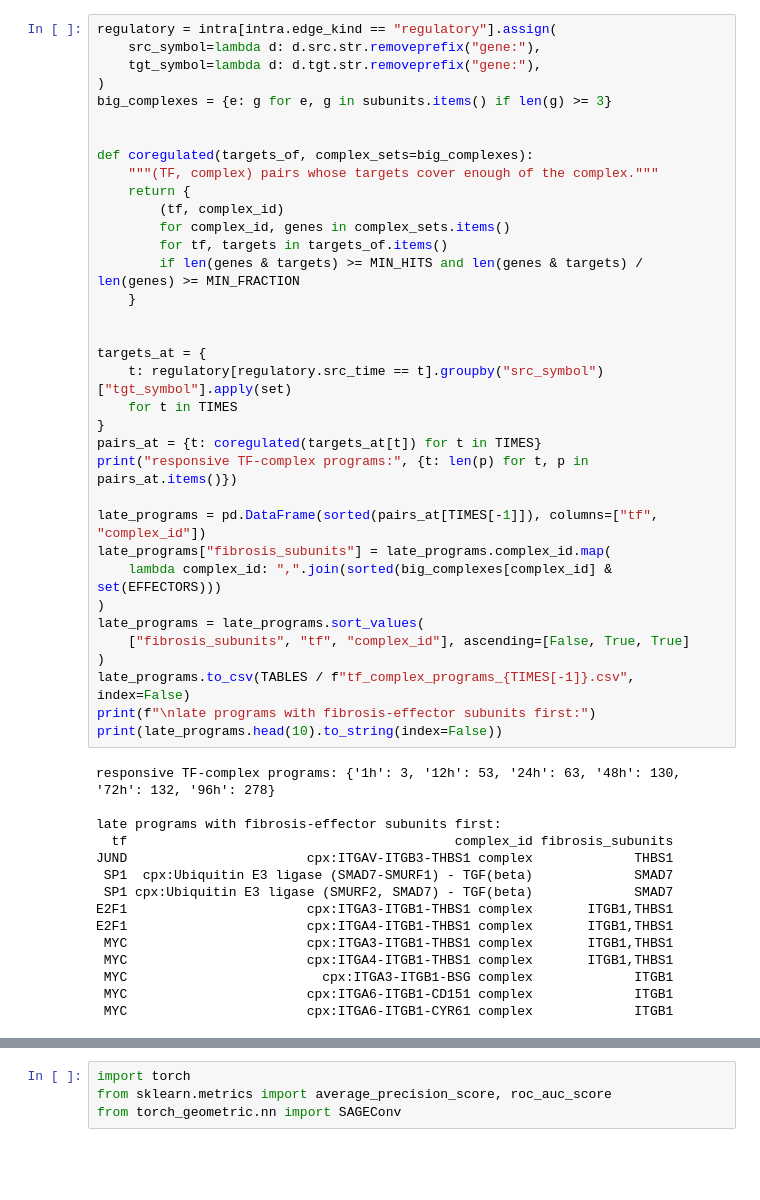
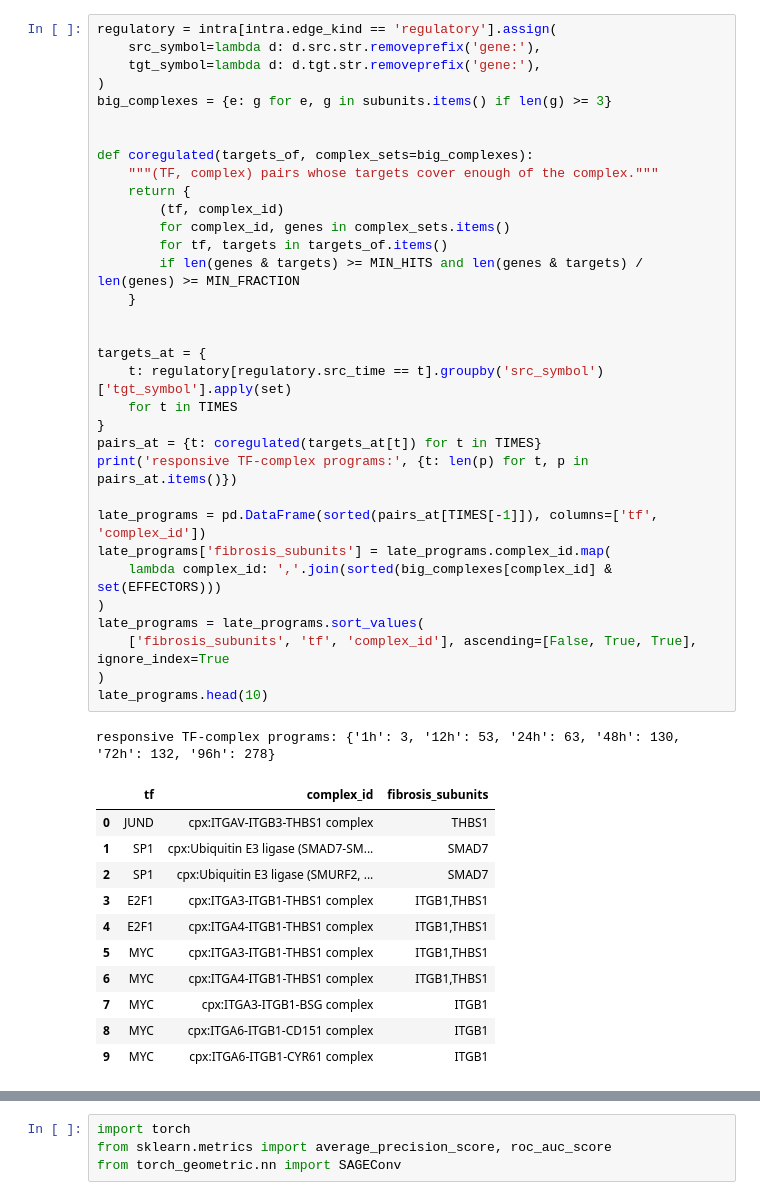
Before and after one commit to saezlab/annnet, a Jupyter notebook: notebooks/use_cases/UC2.ipynb, the cells around one changed output, grey strips where cells are left out. Cells and saved outputs as stored; diff of their text form; blank space fills up the shorter version.

```diff
--- a/notebooks/use_cases/UC2.ipynb
+++ b/notebooks/use_cases/UC2.ipynb
@@ -433,51 +457,47 @@ machinery, not just individual genes.
 # %%
-regulatory = intra[intra.edge_kind == "regulatory"].assign(
-    src_symbol=lambda d: d.src.str.removeprefix("gene:"),
-    tgt_symbol=lambda d: d.tgt.str.removeprefix("gene:"),
+regulatory = intra[intra.edge_kind == 'regulatory'].assign(
+    src_symbol=lambda d: d.src.str.removeprefix('gene:'),
+    tgt_symbol=lambda d: d.tgt.str.removeprefix('gene:'),
 )
 big_complexes = {e: g for e, g in subunits.items() if len(g) >= 3}
 
 
 def coregulated(targets_of, complex_sets=big_complexes):
     """(TF, complex) pairs whose targets cover enough of the complex."""
     return {
         (tf, complex_id)
         for complex_id, genes in complex_sets.items()
         for tf, targets in targets_of.items()
         if len(genes & targets) >= MIN_HITS and len(genes & targets) / len(genes) >= MIN_FRACTION
     }
 
 
 targets_at = {
-    t: regulatory[regulatory.src_time == t].groupby("src_symbol")["tgt_symbol"].apply(set)
+    t: regulatory[regulatory.src_time == t].groupby('src_symbol')['tgt_symbol'].apply(set)
     for t in TIMES
 }
 pairs_at = {t: coregulated(targets_at[t]) for t in TIMES}
-print("responsive TF-complex programs:", {t: len(p) for t, p in pairs_at.items()})
+print('responsive TF-complex programs:', {t: len(p) for t, p in pairs_at.items()})
 
-late_programs = pd.DataFrame(sorted(pairs_at[TIMES[-1]]), columns=["tf", "complex_id"])
-late_programs["fibrosis_subunits"] = late_programs.complex_id.map(
-    lambda complex_id: ",".join(sorted(big_complexes[complex_id] & set(EFFECTORS)))
+late_programs = pd.DataFrame(sorted(pairs_at[TIMES[-1]]), columns=['tf', 'complex_id'])
+late_programs['fibrosis_subunits'] = late_programs.complex_id.map(
+    lambda complex_id: ','.join(sorted(big_complexes[complex_id] & set(EFFECTORS)))
 )
 late_programs = late_programs.sort_values(
-    ["fibrosis_subunits", "tf", "complex_id"], ascending=[False, True, True]
+    ['fibrosis_subunits', 'tf', 'complex_id'], ascending=[False, True, True], ignore_index=True
 )
-late_programs.to_csv(TABLES / f"tf_complex_programs_{TIMES[-1]}.csv", index=False)
-print(f"\nlate programs with fibrosis-effector subunits first:")
-print(late_programs.head(10).to_string(index=False))
+late_programs.head(10)
 # %% [output]
 responsive TF-complex programs: {'1h': 3, '12h': 53, '24h': 63, '48h': 130, '72h': 132, '96h': 278}
-
-late programs with fibrosis-effector subunits first:
-  tf                                          complex_id fibrosis_subunits
-JUND                       cpx:ITGAV-ITGB3-THBS1 complex             THBS1
- SP1  cpx:Ubiquitin E3 ligase (SMAD7-SMURF1) - TGF(beta)             SMAD7
- SP1 cpx:Ubiquitin E3 ligase (SMURF2, SMAD7) - TGF(beta)             SMAD7
-E2F1                       cpx:ITGA3-ITGB1-THBS1 complex       ITGB1,THBS1
-E2F1                       cpx:ITGA4-ITGB1-THBS1 complex       ITGB1,THBS1
- MYC                       cpx:ITGA3-ITGB1-THBS1 complex       ITGB1,THBS1
- MYC                       cpx:ITGA4-ITGB1-THBS1 complex       ITGB1,THBS1
- MYC                         cpx:ITGA3-ITGB1-BSG complex             ITGB1
- MYC                       cpx:ITGA6-ITGB1-CD151 complex             ITGB1
- MYC                       cpx:ITGA6-ITGB1-CYR61 complex             ITGB1
+|  | tf | complex_id | fibrosis_subunits |
+| 0 | JUND | cpx:ITGAV-ITGB3-THBS1 complex | THBS1 |
+| 1 | SP1 | cpx:Ubiquitin E3 ligase (SMAD7-SM... | SMAD7 |
+| 2 | SP1 | cpx:Ubiquitin E3 ligase (SMURF2, ... | SMAD7 |
+| 3 | E2F1 | cpx:ITGA3-ITGB1-THBS1 complex | ITGB1,THBS1 |
+| 4 | E2F1 | cpx:ITGA4-ITGB1-THBS1 complex | ITGB1,THBS1 |
+| 5 | MYC | cpx:ITGA3-ITGB1-THBS1 complex | ITGB1,THBS1 |
+| 6 | MYC | cpx:ITGA4-ITGB1-THBS1 complex | ITGB1,THBS1 |
+| 7 | MYC | cpx:ITGA3-ITGB1-BSG complex | ITGB1 |
+| 8 | MYC | cpx:ITGA6-ITGB1-CD151 complex | ITGB1 |
+| 9 | MYC | cpx:ITGA6-ITGB1-CYR61 complex | ITGB1 |
 # %% [markdown]
```
Also changed, not shown: parts of 44 cells of this notebook, 5 other files.
